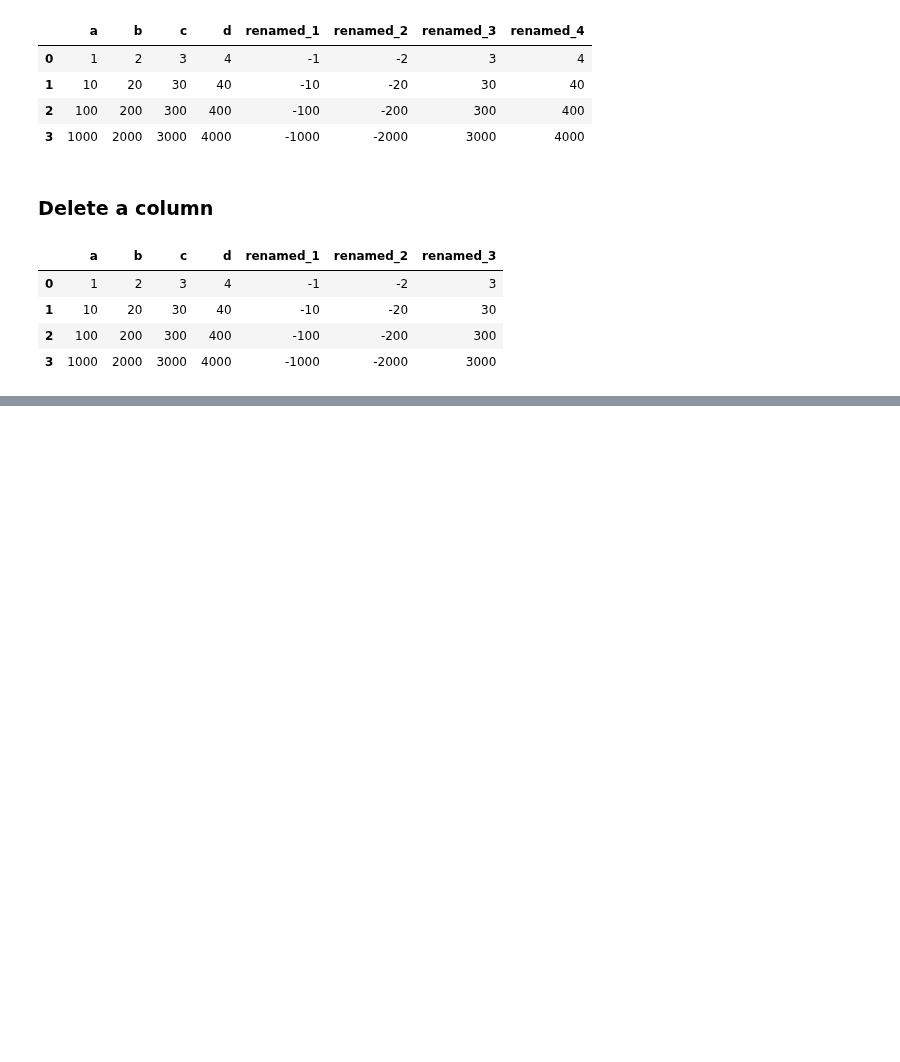
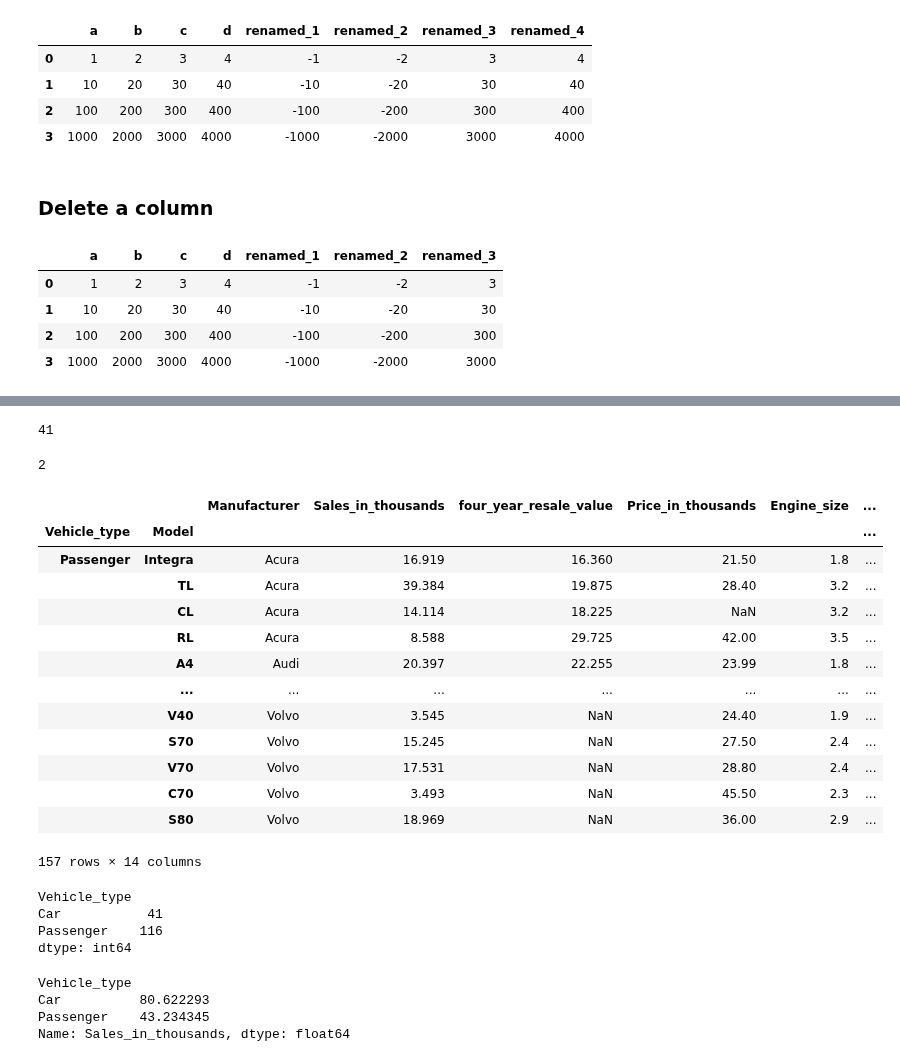
Before and after one commit to mkmritunjay/machineLearning, a Jupyter notebook: pandas_basics.ipynb, the cells around one changed output, grey strips where cells are left out. Drawn from its saved outputs; the diff is of its cells as text; code cells hidden in the pictures; blank space fills up the shorter version.

```diff
--- a/pandas_basics.ipynb
+++ b/pandas_basics.ipynb
@@ -239,0 +505,44 @@ df_1
+# %%
+# check length of the group
+len(df_grpby.get_group("Car"))
+# %% [output]
+41
+# %%
+len(df_grpby) # no of groups
+# %% [output]
+2
+# %%
+# Group by with multi-index
+#car_sales.columns
+df_mi = car_sales.set_index(['Vehicle_type','Model'])
+df_mi
+# %% [output]
+|  |  | Manufacturer | Sales_in_thousands | four_year_resale_value | Price_in_thousands | Engine_size | ... |
+| Vehicle_type | Model |  |  |  |  |  | ... |
+| Passenger | Integra | Acura | 16.919 | 16.360 | 21.50 | 1.8 | ... |
+|  | TL | Acura | 39.384 | 19.875 | 28.40 | 3.2 | ... |
+|  | CL | Acura | 14.114 | 18.225 | NaN | 3.2 | ... |
+|  | RL | Acura | 8.588 | 29.725 | 42.00 | 3.5 | ... |
+|  | A4 | Audi | 20.397 | 22.255 | 23.99 | 1.8 | ... |
+|  | ... | ... | ... | ... | ... | ... | ... |
+|  | V40 | Volvo | 3.545 | NaN | 24.40 | 1.9 | ... |
+|  | S70 | Volvo | 15.245 | NaN | 27.50 | 2.4 | ... |
+|  | V70 | Volvo | 17.531 | NaN | 28.80 | 2.4 | ... |
+|  | C70 | Volvo | 3.493 | NaN | 45.50 | 2.3 | ... |
+|  | S80 | Volvo | 18.969 | NaN | 36.00 | 2.9 | ... |
+157 rows × 14 columns
+# %%
+# aggregation
+df_grpby.size()
+# %% [output]
+Vehicle_type
+Car           41
+Passenger    116
+dtype: int64
+# %%
+df_grpby['Sales_in_thousands'].mean()
+# %% [output]
+Vehicle_type
+Car          80.622293
+Passenger    43.234345
+Name: Sales_in_thousands, dtype: float64
```
Also changed, not shown: parts of 27 cells of this notebook.
